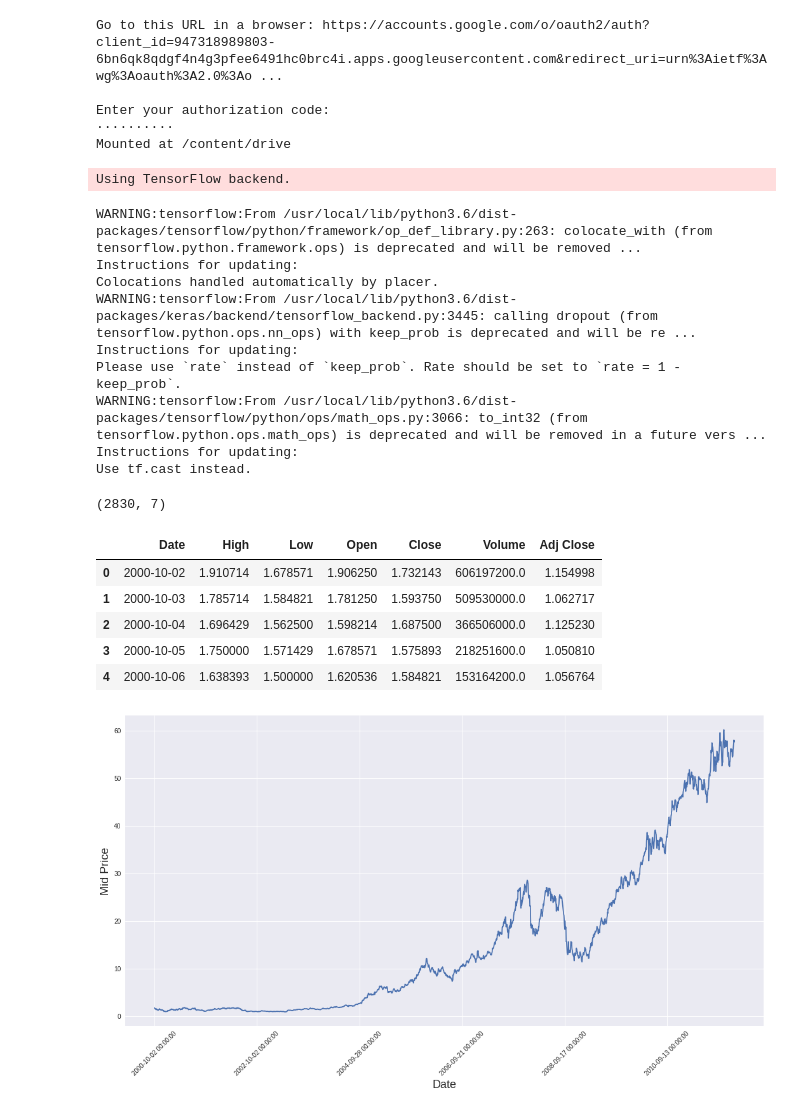
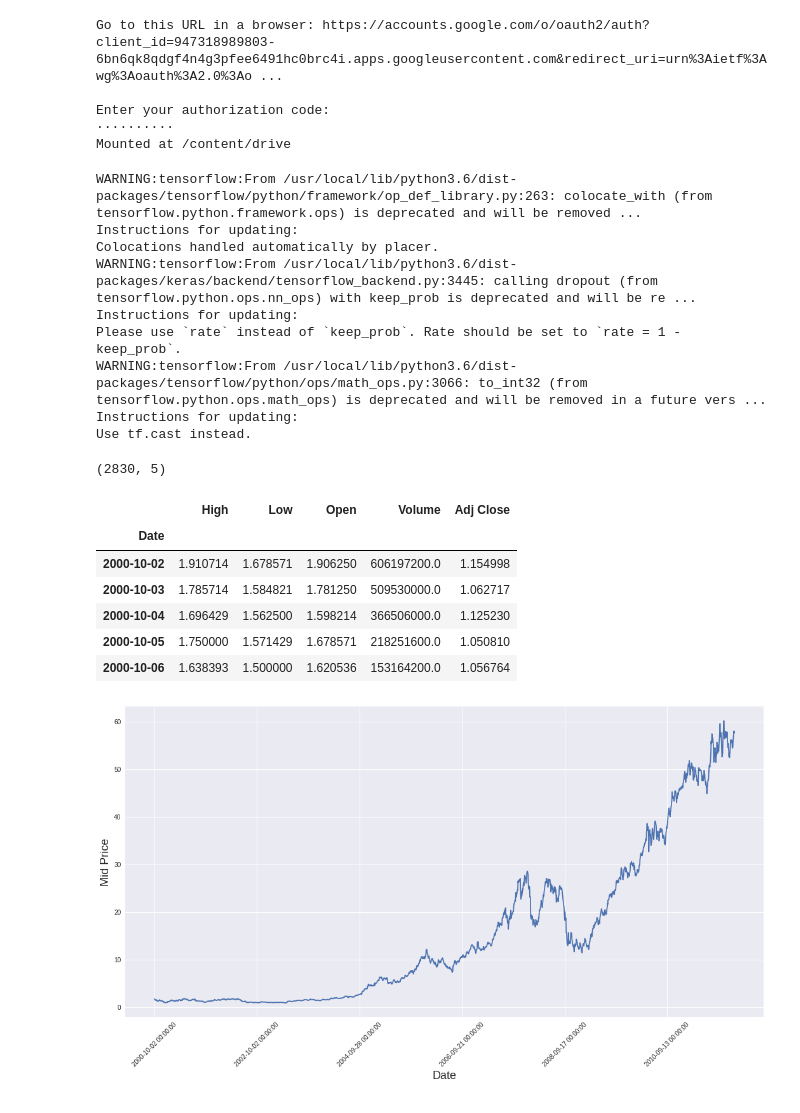
Before and after one commit to ShreshthSaxena/Algorithmic-Trading, a Jupyter notebook: Algo_trading.ipynb, the cells around one changed output. Drawn from its saved outputs; the diff is of its cells as text; code cells hidden in the pictures.

```diff
--- a/Algo_trading.ipynb
+++ b/Algo_trading.ipynb
@@ -105,30 +119,30 @@ Mounted at /content/drive
 from keras.models import load_model
 #train_data, validation_data, test_data, train_labels, validation_labels, test_labels, test_images_filenames = import_data()
 
-model = load_model('/content/drive/My Drive/spmodel.h5')
+model = load_model('/content/drive/My Drive/lstm.h5')
 # %% [output]
-Using TensorFlow backend.
+WARNING:tensorflow:From /usr/local/lib/python3.6/dist-packages/tensorflow/python/framework/op_def_library.py:263: colocate_with (from tensorflow.python.framework.ops) is deprecated and will be removed ...
+Instructions for updating:
+Colocations handled automatically by placer.
+WARNING:tensorflow:From /usr/local/lib/python3.6/dist-packages/keras/backend/tensorflow_backend.py:3445: calling dropout (from tensorflow.python.ops.nn_ops) with keep_prob is deprecated and will be re ...
+Instructions for updating:
+Please use `rate` instead of `keep_prob`. Rate should be set to `rate = 1 - keep_prob`.
+WARNING:tensorflow:From /usr/local/lib/python3.6/dist-packages/tensorflow/python/ops/math_ops.py:3066: to_int32 (from tensorflow.python.ops.math_ops) is deprecated and will be removed in a future vers ...
+Instructions for updating:
+Use tf.cast instead.
-WARNING:tensorflow:From /usr/local/lib/python3.6/dist-packages/tensorflow/python/framework/op_def_library.py:263: colocate_with (from tensorflow.python.framework.ops) is deprecated and will be removed ...
-Instructions for updating:
-Colocations handled automatically by placer.
-WARNING:tensorflow:From /usr/local/lib/python3.6/dist-packages/keras/backend/tensorflow_backend.py:3445: calling dropout (from tensorflow.python.ops.nn_ops) with keep_prob is deprecated and will be re ...
-Instructions for updating:
-Please use `rate` instead of `keep_prob`. Rate should be set to `rate = 1 - keep_prob`.
-WARNING:tensorflow:From /usr/local/lib/python3.6/dist-packages/tensorflow/python/ops/math_ops.py:3066: to_int32 (from tensorflow.python.ops.math_ops) is deprecated and will be removed in a future vers ...
-Instructions for updating:
-Use tf.cast instead.
 # %%
-df= aapl.reset_index()
+df= aapl.drop(['Close'],1)
 print(df.shape)
 df.head()
 # %% [output]
-(2830, 7)
+(2830, 5)
-|  | Date | High | Low | Open | Close | Volume | Adj Close |
-| 0 | 2000-10-02 | 1.910714 | 1.678571 | 1.906250 | 1.732143 | 606197200.0 | 1.154998 |
-| 1 | 2000-10-03 | 1.785714 | 1.584821 | 1.781250 | 1.593750 | 509530000.0 | 1.062717 |
-| 2 | 2000-10-04 | 1.696429 | 1.562500 | 1.598214 | 1.687500 | 366506000.0 | 1.125230 |
-| 3 | 2000-10-05 | 1.750000 | 1.571429 | 1.678571 | 1.575893 | 218251600.0 | 1.050810 |
-| 4 | 2000-10-06 | 1.638393 | 1.500000 | 1.620536 | 1.584821 | 153164200.0 | 1.056764 |
+|  | High | Low | Open | Volume | Adj Close |
+| Date |  |  |  |  |  |
+| 2000-10-02 | 1.910714 | 1.678571 | 1.906250 | 606197200.0 | 1.154998 |
+| 2000-10-03 | 1.785714 | 1.584821 | 1.781250 | 509530000.0 | 1.062717 |
+| 2000-10-04 | 1.696429 | 1.562500 | 1.598214 | 366506000.0 | 1.125230 |
+| 2000-10-05 | 1.750000 | 1.571429 | 1.678571 | 218251600.0 | 1.050810 |
+| 2000-10-06 | 1.638393 | 1.500000 | 1.620536 | 153164200.0 | 1.056764 |
 # %%
 plt.figure(figsize = (18,9))
 plt.plot(range(df.shape[0]),(df['Low']+df['High'])/2.0)
```
Also changed, not shown: parts of 45 cells of this notebook.
